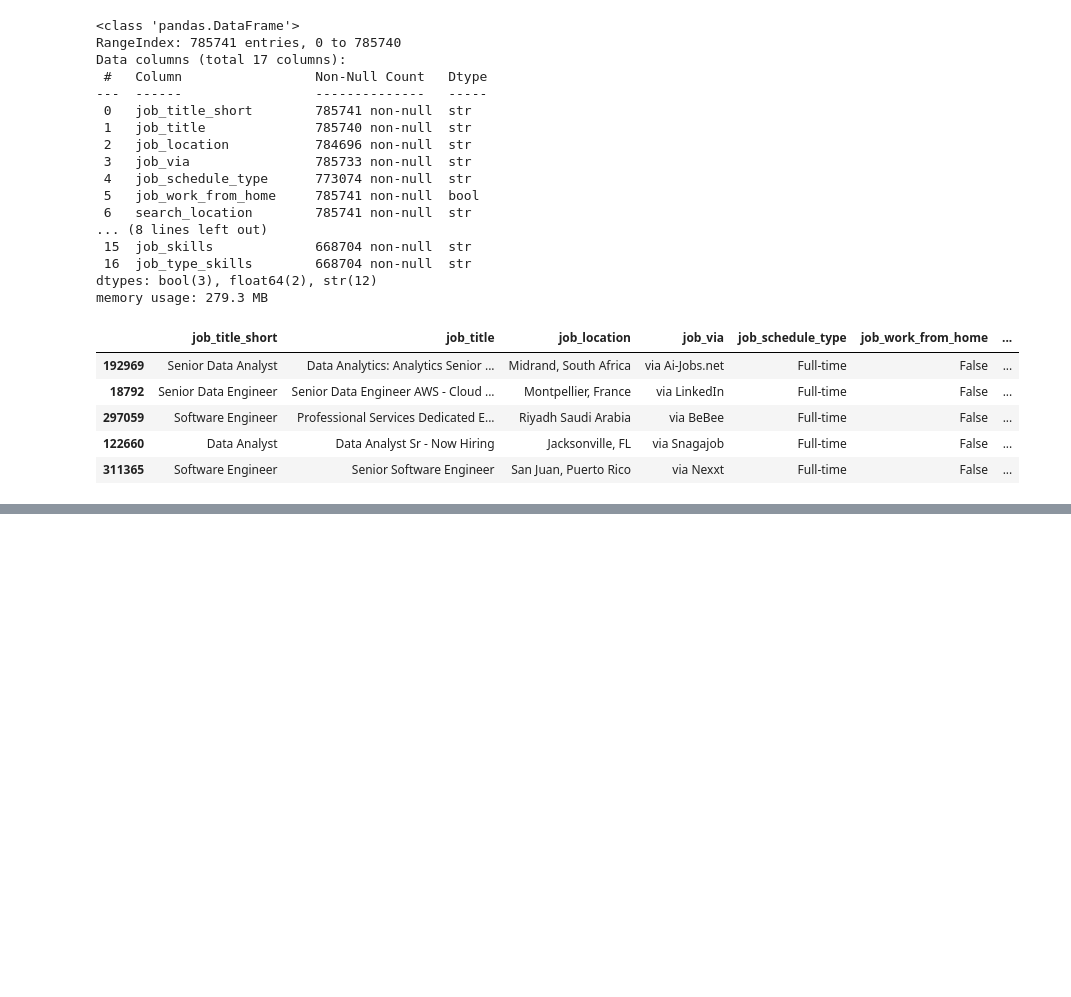
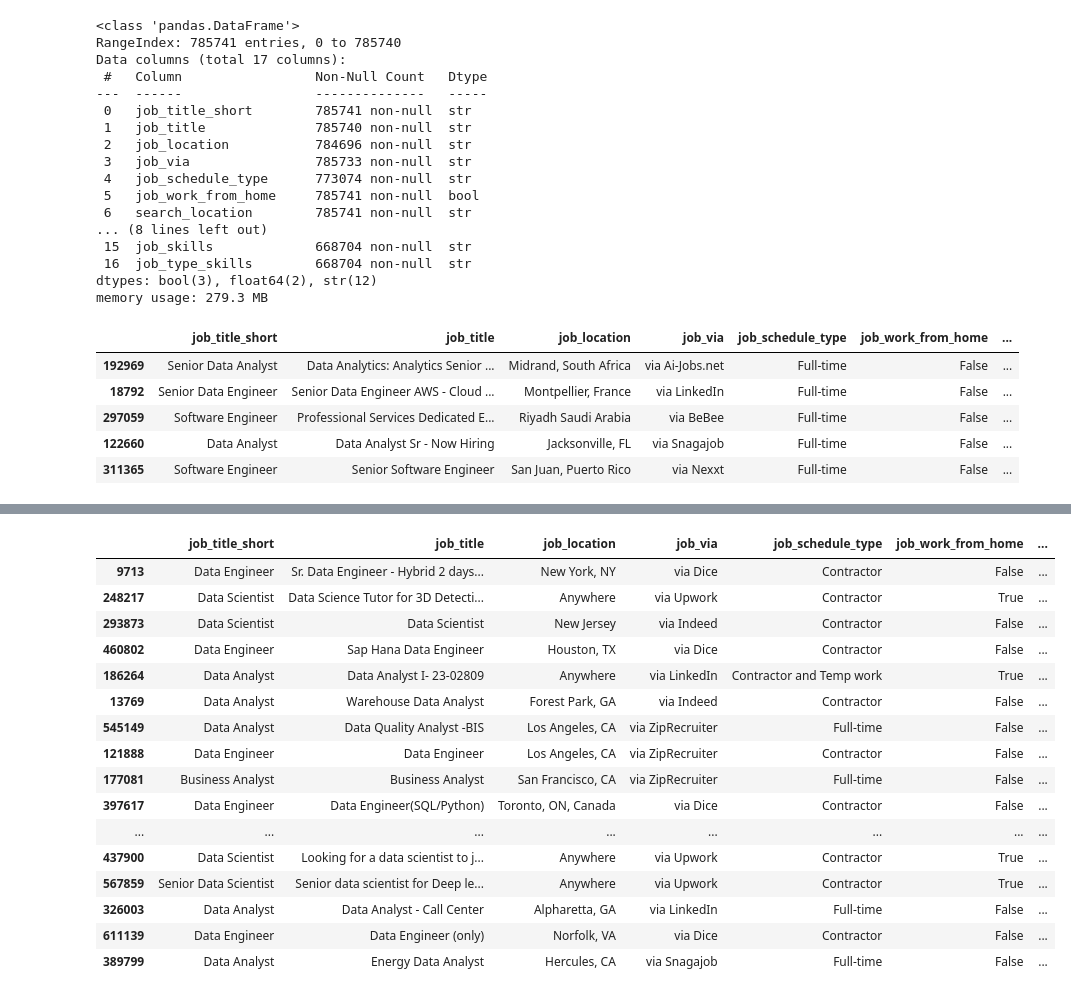
Before and after one commit to dateenbee2442/PYTHON_CORE_TOPICS, a Jupyter notebook: jupterFile.ipynb, the cells around one changed output, grey strips where cells are left out. Drawn from its saved outputs; the diff is of its cells as text; code cells hidden in the pictures; blank space fills up the shorter version.

```diff
--- a/jupterFile.ipynb
+++ b/jupterFile.ipynb
@@ -827,0 +909,2 @@ Name: job_posted_date, Length: 785741, dtype: datetime64[us]
+# %%
+df.drop(labels='salary_year_avg', axis=1, inplace=True)
@@ -827,0 +931,2 @@ Name: job_posted_date, Length: 785741, dtype: datetime64[us]
+# %%
+df.dropna(subset=['salary_hour_avg'], inplace=True)
@@ -827,0 +953,20 @@ Name: job_posted_date, Length: 785741, dtype: datetime64[us]
+# %%
+df.sample(19)
+# %% [output]
+|  | job_title_short | job_title | job_location | job_via | job_schedule_type | job_work_from_home | ... |
+| 9713 | Data Engineer | Sr. Data Engineer - Hybrid 2 days... | New York, NY | via Dice | Contractor | False | ... |
+| 248217 | Data Scientist | Data Science Tutor for 3D Detecti... | Anywhere | via Upwork | Contractor | True | ... |
+| 293873 | Data Scientist | Data Scientist | New Jersey | via Indeed | Contractor | False | ... |
+| 460802 | Data Engineer | Sap Hana Data Engineer | Houston, TX | via Dice | Contractor | False | ... |
+| 186264 | Data Analyst | Data Analyst I- 23-02809 | Anywhere | via LinkedIn | Contractor and Temp work | True | ... |
+| 13769 | Data Analyst | Warehouse Data Analyst | Forest Park, GA | via Indeed | Contractor | False | ... |
+| 545149 | Data Analyst | Data Quality Analyst -BIS | Los Angeles, CA | via ZipRecruiter | Full-time | False | ... |
+| 121888 | Data Engineer | Data Engineer | Los Angeles, CA | via ZipRecruiter | Contractor | False | ... |
+| 177081 | Business Analyst | Business Analyst | San Francisco, CA | via ZipRecruiter | Full-time | False | ... |
+| 397617 | Data Engineer | Data Engineer(SQL/Python) | Toronto, ON, Canada | via Dice | Contractor | False | ... |
+| ... | ... | ... | ... | ... | ... | ... | ... |
+| 437900 | Data Scientist | Looking for a data scientist to j... | Anywhere | via Upwork | Contractor | True | ... |
+| 567859 | Senior Data Scientist | Senior data scientist for Deep le... | Anywhere | via Upwork | Contractor | True | ... |
+| 326003 | Data Analyst | Data Analyst - Call Center | Alpharetta, GA | via LinkedIn | Full-time | False | ... |
+| 611139 | Data Engineer | Data Engineer (only) | Norfolk, VA | via Dice | Contractor | False | ... |
+| 389799 | Data Analyst | Energy Data Analyst | Hercules, CA | via Snagajob | Full-time | False | ... |
```
Also changed, not shown: parts of 31 cells of this notebook.
